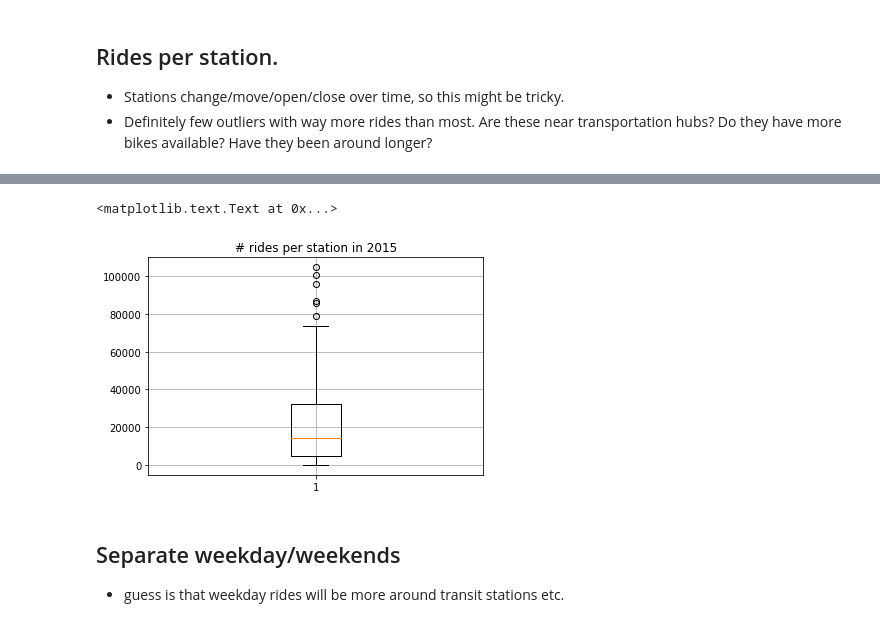
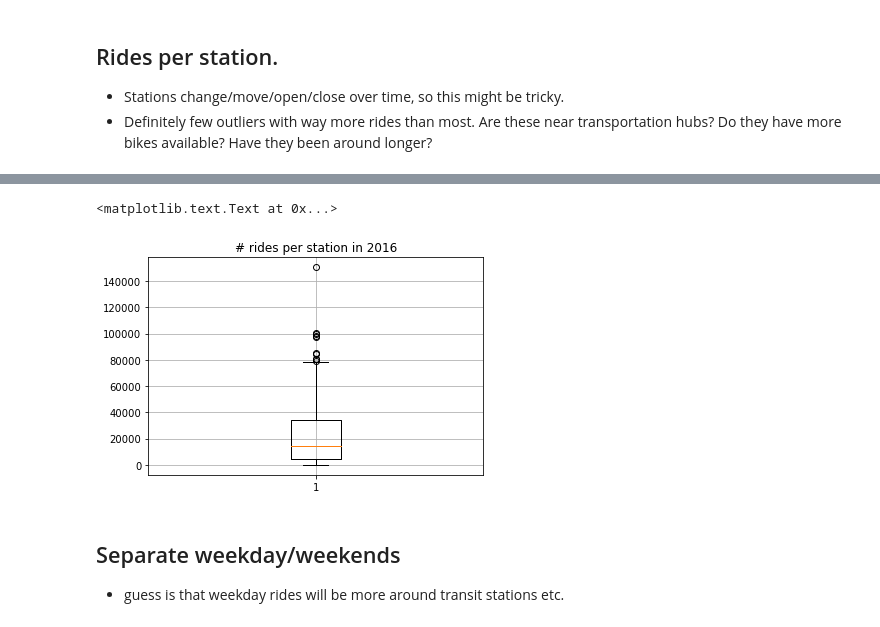
Before and after one commit to andypicke/Springboard_DataScience, a Jupyter notebook: Capstone_1/citibike_EDA.ipynb, the cells around one changed output, grey strips where cells are left out. Cells and saved outputs as stored; diff of their text form; code cells hidden in the pictures.

```diff
--- a/Capstone_1/citibike_EDA.ipynb
+++ b/Capstone_1/citibike_EDA.ipynb
@@ -245,14 +263,14 @@ plt.ylabel('avg duration (mins)')
 # %%
 # Rides per station (* stations change over time?)
-year=2015
+year=2016
 query = "SELECT start_station_id, count(*) as num_rides FROM rides WHERE year=? GROUP BY start_station_id ORDER BY num_rides DESC"
 df = pd.read_sql_query(query,con, params=[year])
 plt.boxplot(df.num_rides);
 plt.grid()
 plt.title('# rides per station in ' + str(year) )
 # %% [output]
 <matplotlib.text.Text at 0x...>
-[figure, old version]
+[figure, new version]
 # %% [markdown]
 ## Separate weekday/weekends
 - guess is that weekday rides will be more around transit stations etc.
```
Also changed, not shown: parts of 4 cells of this notebook, 1 other file.
